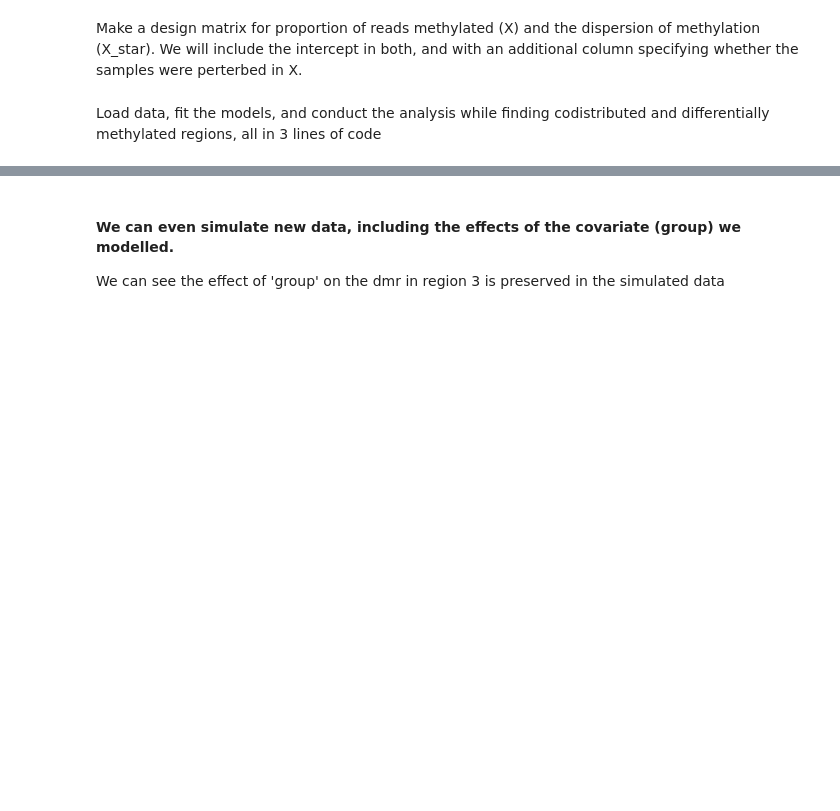
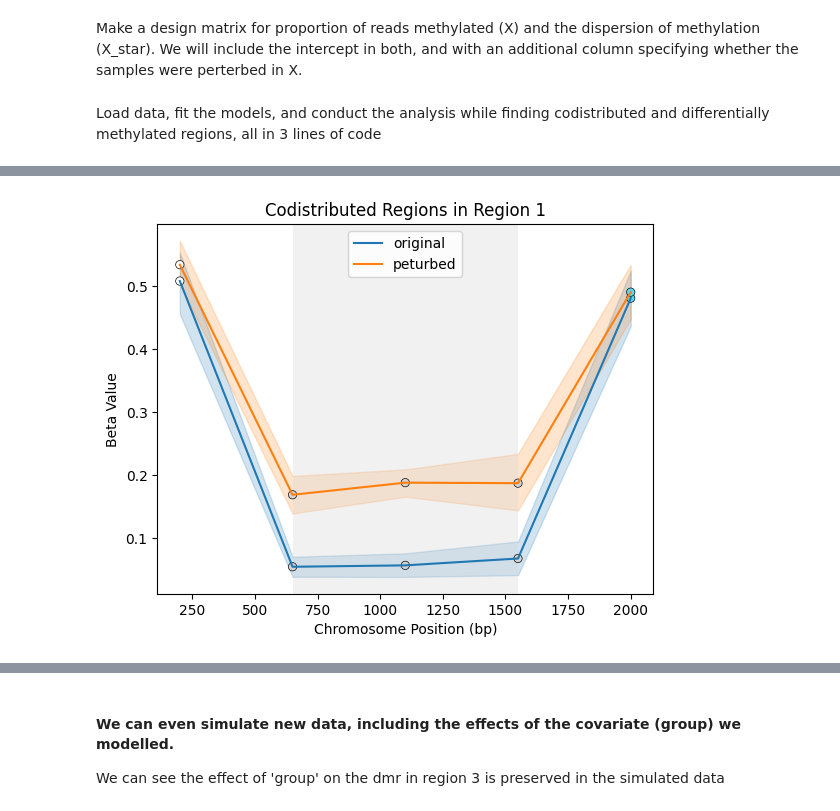
Before and after one commit to AndyCGraham/pyMethTools, a Jupyter notebook: vignettes/vignette.ipynb, the cells around one changed output, grey strips where cells are left out. Saved outputs shown, nothing was run; the diff lists cells and outputs as text; code cells hidden in the pictures; blank space fills up the shorter version.

```diff
--- a/vignettes/vignette.ipynb
+++ b/vignettes/vignette.ipynb
@@ -121 +128,6 @@ obj.wald_test("group")
+# %%
+obj.find_codistrib_regions()
+obj.region_plot(1, contrast=np.repeat(["original","peturbed"],15))
+# %% [output]
+[figure, added]
 # %%
```
Also changed, not shown: parts of 10 cells of this notebook, 1 other file.
